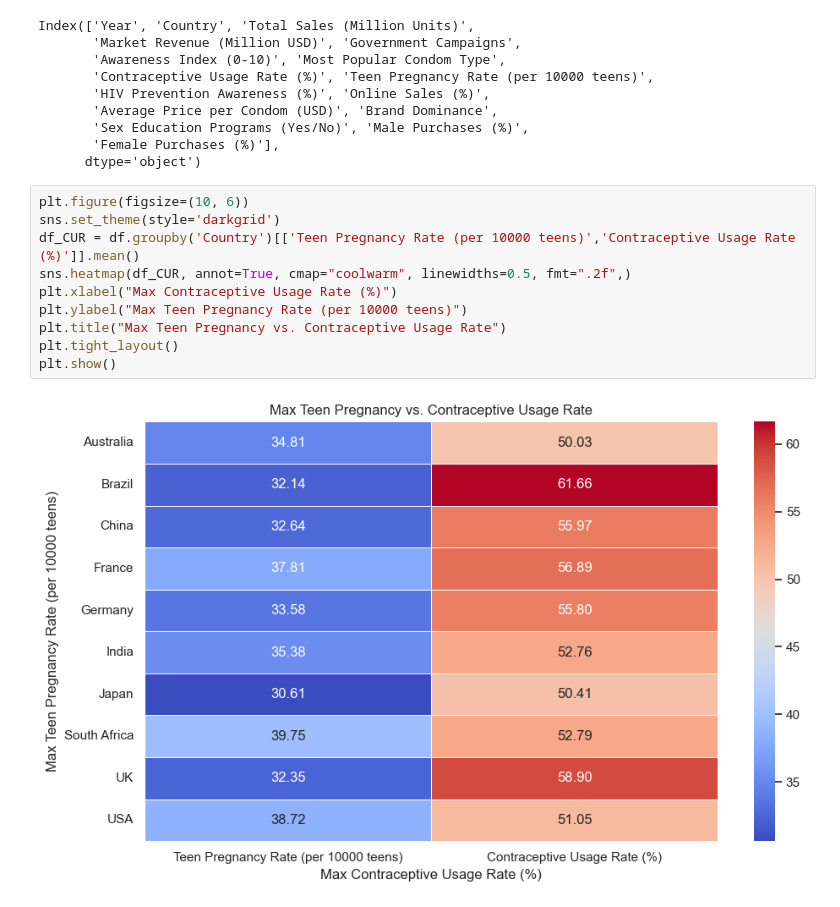
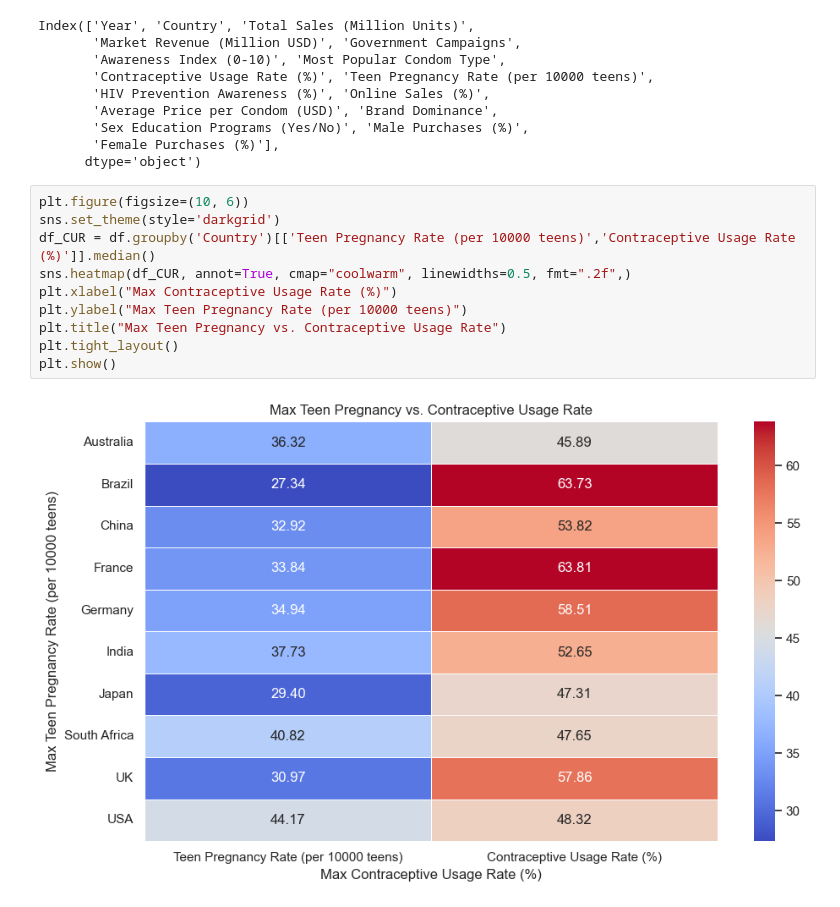
Before and after one commit to AungHtet2/Global-Condom-Sales-and-Awareness-2015-2025--AungHtetNaing, a Jupyter notebook: 1.Projects/6.Contraceptive_Usage.ipynb, the cells around one changed output. Cells and saved outputs as stored; diff of their text form.

```diff
--- a/1.Projects/6.Contraceptive_Usage.ipynb
+++ b/1.Projects/6.Contraceptive_Usage.ipynb
@@ -50,12 +50,12 @@ Index(['Year', 'Country', 'Total Sales (Million Units)',
 # %%
 plt.figure(figsize=(10, 6))
 sns.set_theme(style='darkgrid')
-df_CUR = df.groupby('Country')[['Teen Pregnancy Rate (per 10000 teens)','Contraceptive Usage Rate (%)']].mean()
+df_CUR = df.groupby('Country')[['Teen Pregnancy Rate (per 10000 teens)','Contraceptive Usage Rate (%)']].median()
 sns.heatmap(df_CUR, annot=True, cmap="coolwarm", linewidths=0.5, fmt=".2f",)
 plt.xlabel("Max Contraceptive Usage Rate (%)")
 plt.ylabel("Max Teen Pregnancy Rate (per 10000 teens)")
 plt.title("Max Teen Pregnancy vs. Contraceptive Usage Rate")
 plt.tight_layout()
 plt.show()
 # %% [output]
-[figure, old version]
+[figure, new version]
```
Also changed, not shown: parts of 3 cells of this notebook, 1 other file.
